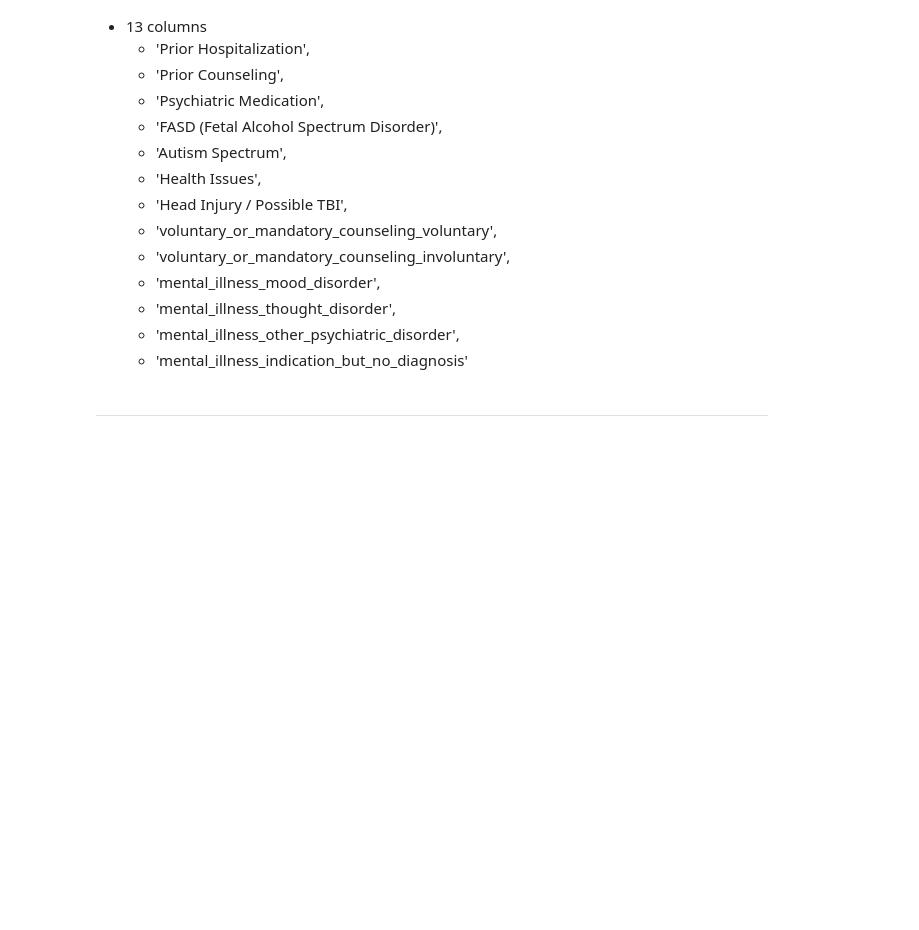
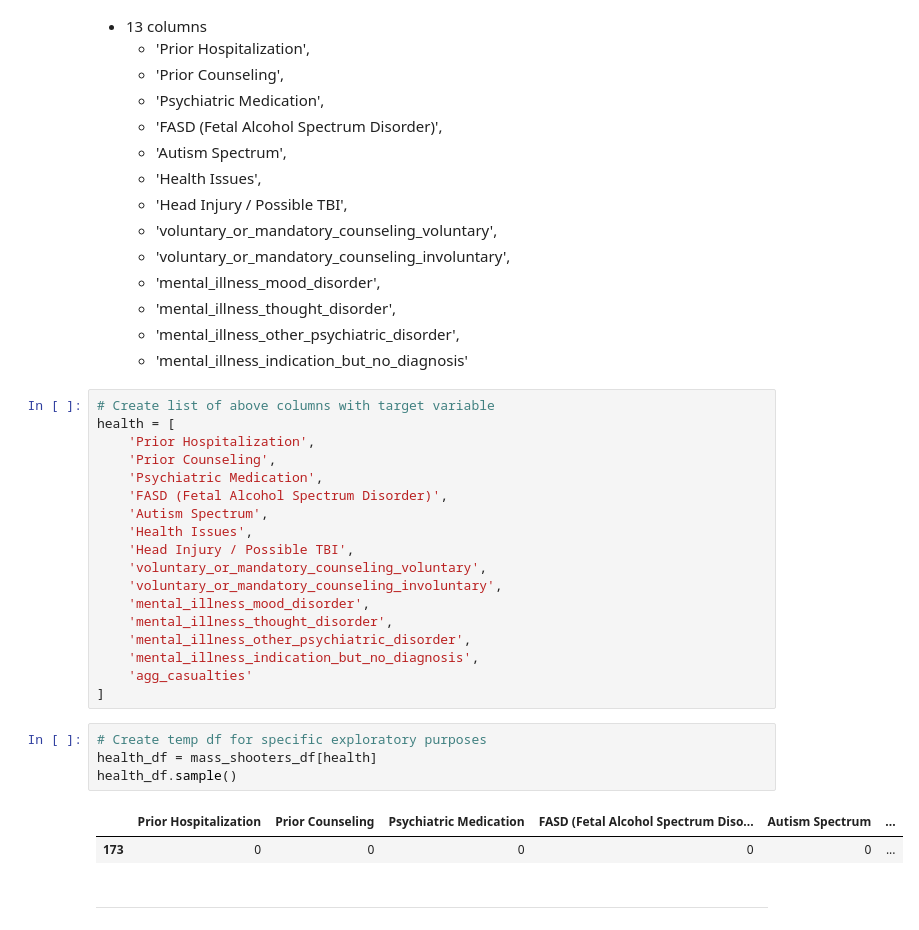
Before and after one commit to Jared-Wood135/mass-shooters-project, a Jupyter notebook: misc.ipynb, the cells around one changed output. Cells and saved outputs as stored; diff of their text form; blank space fills up the shorter version.

```diff
--- a/misc.ipynb
+++ b/misc.ipynb
@@ -226,6 +306,31 @@ SyntaxError: invalid syntax (3243353144.py, line 1)
     - 'mental_illness_thought_disorder',
     - 'mental_illness_other_psychiatric_disorder',
     - 'mental_illness_indication_but_no_diagnosis'
+# %%
+# Create list of above columns with target variable
+health = [
+    'Prior Hospitalization',
+    'Prior Counseling',
+    'Psychiatric Medication',
+    'FASD (Fetal Alcohol Spectrum Disorder)',
+    'Autism Spectrum',
+    'Health Issues',
+    'Head Injury / Possible TBI',
+    'voluntary_or_mandatory_counseling_voluntary',
+    'voluntary_or_mandatory_counseling_involuntary',
+    'mental_illness_mood_disorder',
+    'mental_illness_thought_disorder',
+    'mental_illness_other_psychiatric_disorder',
+    'mental_illness_indication_but_no_diagnosis',
+    'agg_casualties'
+]
+# %%
+# Create temp df for specific exploratory purposes
+health_df = mass_shooters_df[health]
+health_df.sample()
+# %% [output]
+|  | Prior Hospitalization | Prior Counseling | Psychiatric Medication | FASD (Fetal Alcohol Spectrum Diso... | Autism Spectrum | ... |
+| 173 | 0 | 0 | 0 | 0 | 0 | ... |
 # %% [markdown]
 ---
 # %% [markdown]
```
Also changed, not shown: parts of 26 cells of this notebook.
